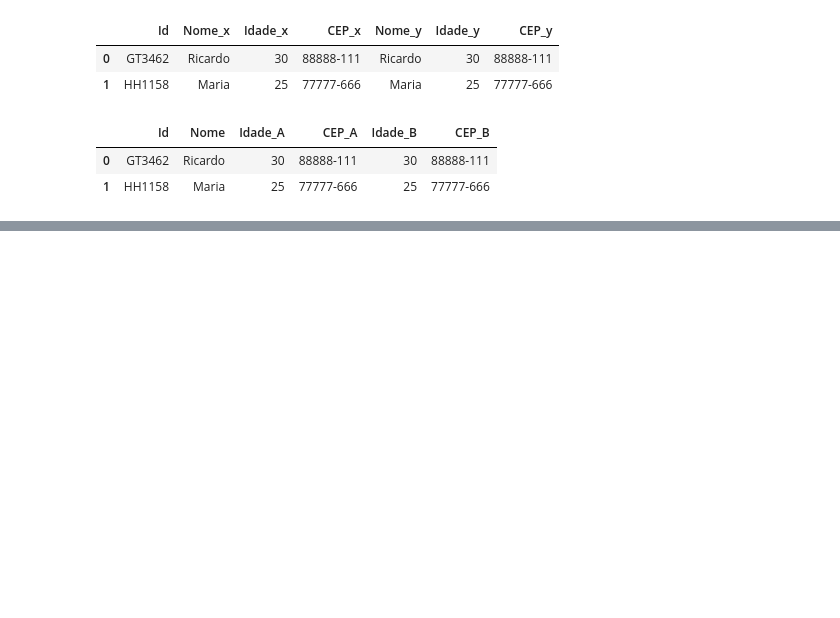
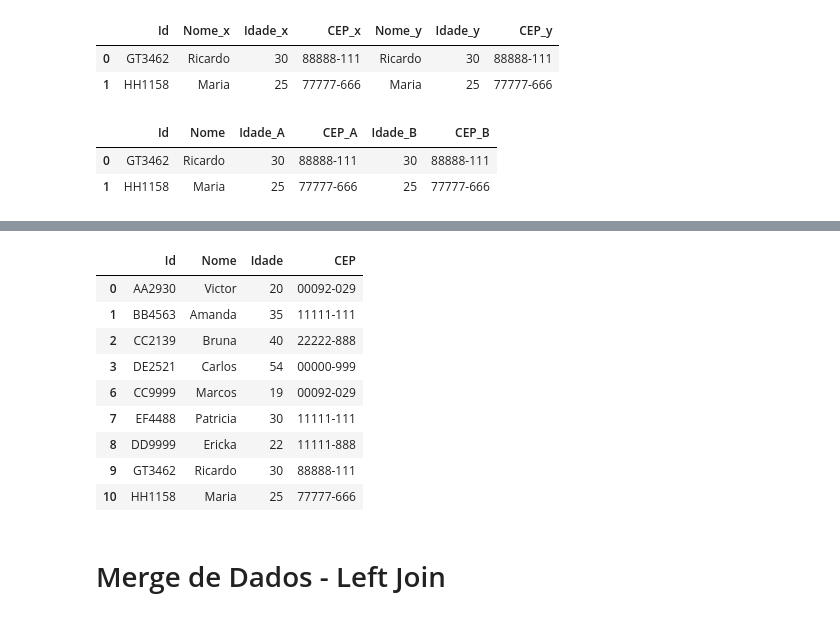
Before and after one commit to ihagoSantos/pandas-study, a Jupyter notebook: Section4 - Merge e Groupby.ipynb, the cells around one changed output, grey strips where cells are left out. Saved outputs shown, nothing was run; the diff lists cells and outputs as text; code cells hidden in the pictures; blank space fills up the shorter version.

```diff
--- a/Section4 - Merge e Groupby.ipynb
+++ b/Section4 - Merge e Groupby.ipynb
@@ -78,0 +97,17 @@ pd.merge(cadastro_a, cadastro_b[['Id', 'Idade', 'CEP']], on=['Id'], how='inner',
+# %%
+clientes_unicos = lojas.drop_duplicates(subset='Id', keep='last') # Remove itens duplicados pelo Id
+# %%
+clientes_unicos
+# %% [output]
+|  | Id | Nome | Idade | CEP |
+| 0 | AA2930 | Victor | 20 | 00092-029 |
+| 1 | BB4563 | Amanda | 35 | 11111-111 |
+| 2 | CC2139 | Bruna | 40 | 22222-888 |
+| 3 | DE2521 | Carlos | 54 | 00000-999 |
+| 6 | CC9999 | Marcos | 19 | 00092-029 |
+| 7 | EF4488 | Patricia | 30 | 11111-111 |
+| 8 | DD9999 | Ericka | 22 | 11111-888 |
+| 9 | GT3462 | Ricardo | 30 | 88888-111 |
+| 10 | HH1158 | Maria | 25 | 77777-666 |
+# %% [markdown]
+# Merge de Dados - Left Join
```
Also changed, not shown: parts of 15 cells of this notebook, 1 other file.
